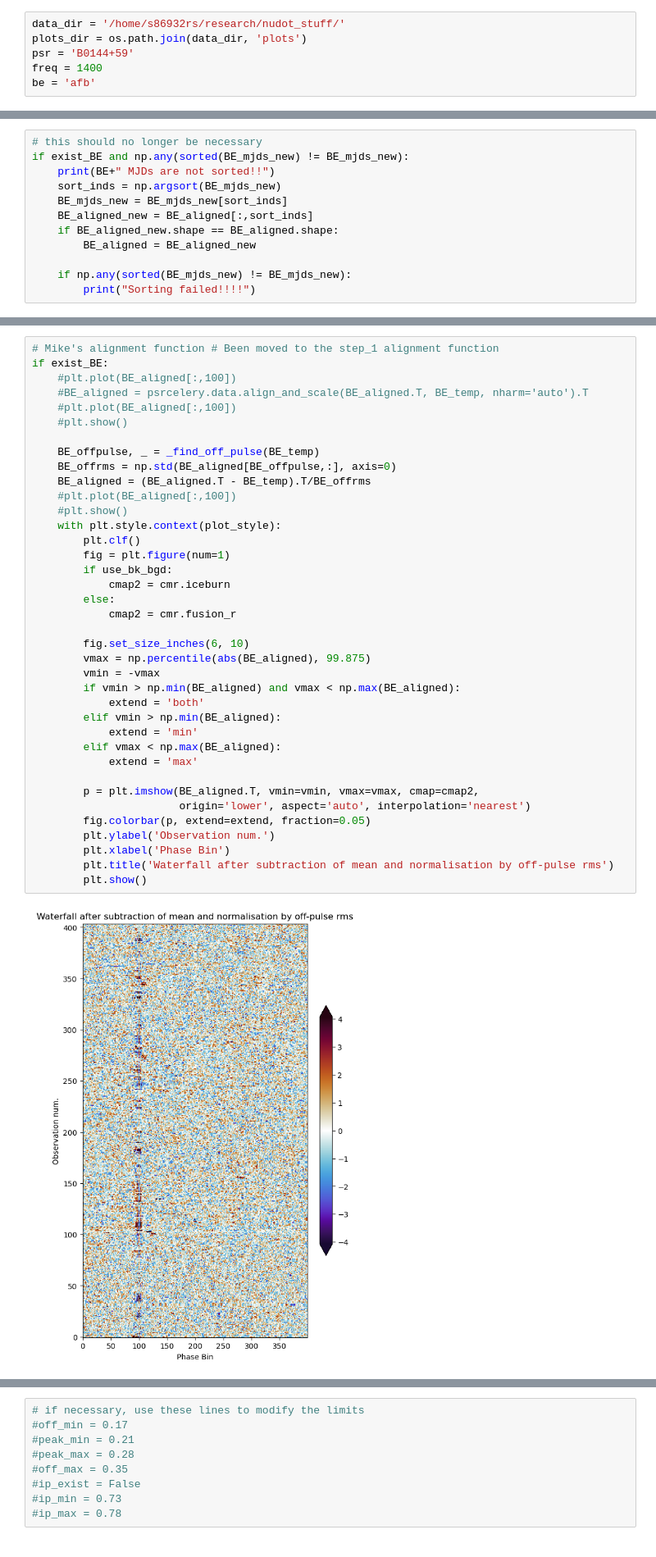
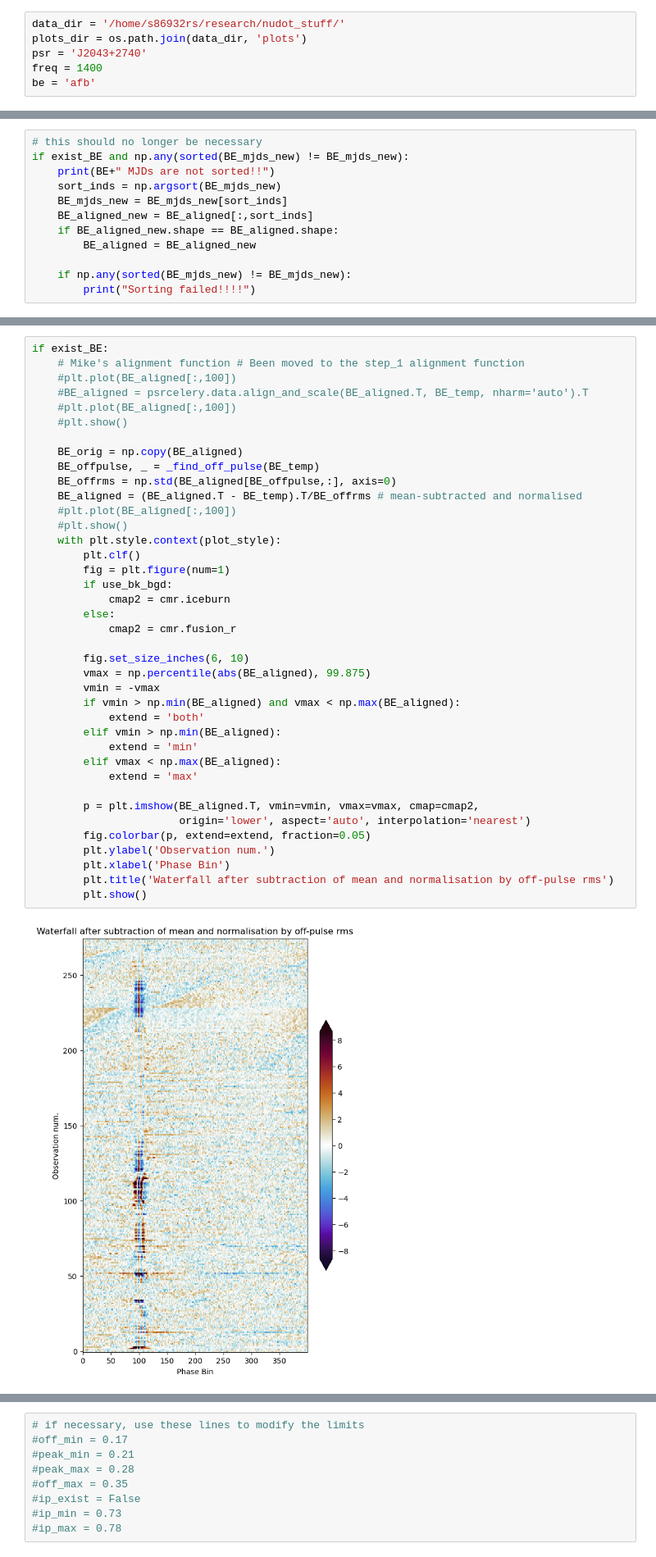
Before and after one commit to respiewak/psr_prof_pca, a Jupyter notebook: step_2_profile_pca.ipynb, the cells around one changed output, grey strips where cells are left out. Shown at 82% size. Saved outputs shown, nothing was run; the diff lists cells and outputs as text.

```diff
--- a/step_2_profile_pca.ipynb
+++ b/step_2_profile_pca.ipynb
@@ -47,7 +55,7 @@ The following cell contains variables describing the dataset and where the data
 # %%
 data_dir = '/home/s86932rs/research/nudot_stuff/'
 plots_dir = os.path.join(data_dir, 'plots')
-psr = 'B0144+59'
+psr = 'J2043+2740'
 freq = 1400
 be = 'afb'
 # %%
@@ -105,40 +115,41 @@ if exist_BE and np.any(sorted(BE_mjds_new) != BE_mjds_new):
 # %%
-# Mike's alignment function # Been moved to the step_1 alignment function
 if exist_BE:
+    # Mike's alignment function # Been moved to the step_1 alignment function
     #plt.plot(BE_aligned[:,100])
     #BE_aligned = psrcelery.data.align_and_scale(BE_aligned.T, BE_temp, nharm='auto').T
     #plt.plot(BE_aligned[:,100])
     #plt.show()
 
+    BE_orig = np.copy(BE_aligned)
     BE_offpulse, _ = _find_off_pulse(BE_temp)
     BE_offrms = np.std(BE_aligned[BE_offpulse,:], axis=0)
-    BE_aligned = (BE_aligned.T - BE_temp).T/BE_offrms
+    BE_aligned = (BE_aligned.T - BE_temp).T/BE_offrms # mean-subtracted and normalised
     #plt.plot(BE_aligned[:,100])
     #plt.show()
     with plt.style.context(plot_style):
         plt.clf()
         fig = plt.figure(num=1)
         if use_bk_bgd:
             cmap2 = cmr.iceburn
         else:
             cmap2 = cmr.fusion_r
 
         fig.set_size_inches(6, 10)
         vmax = np.percentile(abs(BE_aligned), 99.875)
         vmin = -vmax
         if vmin > np.min(BE_aligned) and vmax < np.max(BE_aligned):
             extend = 'both'
         elif vmin > np.min(BE_aligned):
             extend = 'min'
         elif vmax < np.max(BE_aligned):
             extend = 'max'
 
         p = plt.imshow(BE_aligned.T, vmin=vmin, vmax=vmax, cmap=cmap2,
                        origin='lower', aspect='auto', interpolation='nearest')
         fig.colorbar(p, extend=extend, fraction=0.05)
         plt.ylabel('Observation num.')
         plt.xlabel('Phase Bin')
         plt.title('Waterfall after subtraction of mean and normalisation by off-pulse rms')
         plt.show()
 # %% [output]
-[figure, old version]
+[figure, new version]
```
Also changed, not shown: parts of 18 cells of this notebook, 6 other files.
